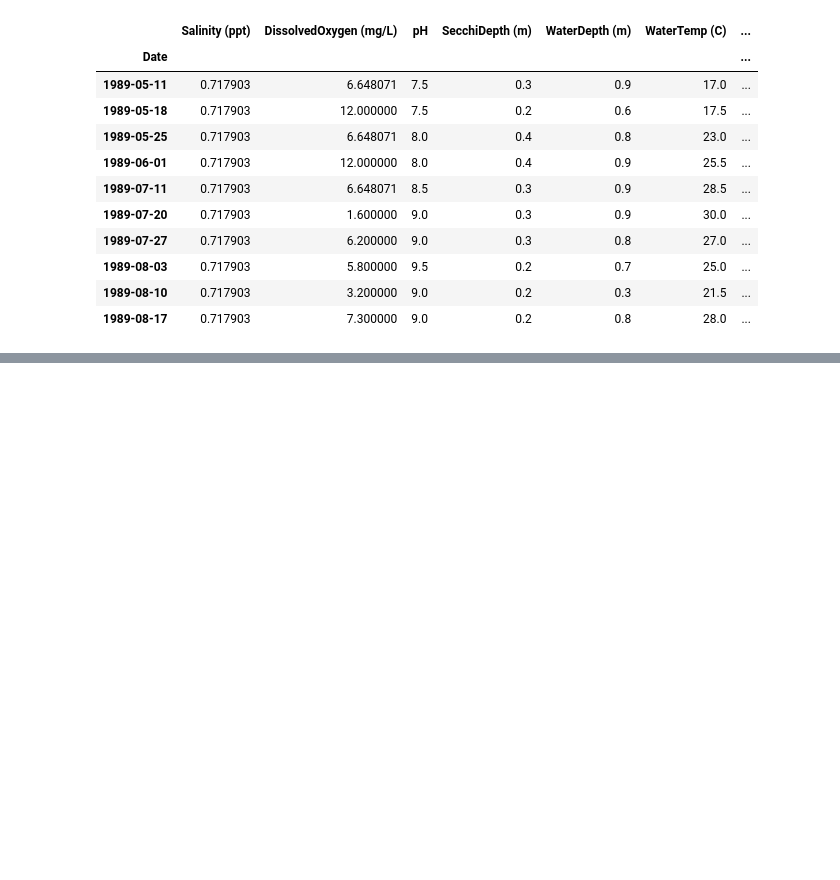
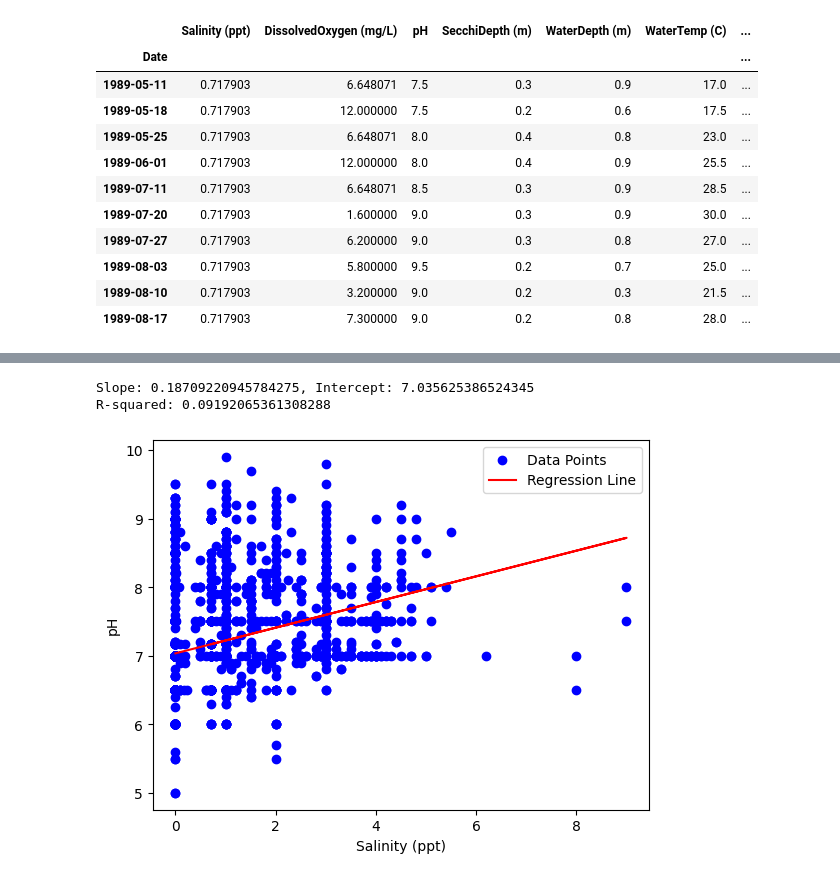
Before and after one commit to ch-1221-777/WaterQuality_EDA, a Jupyter notebook: waterquality-eda.ipynb, the cells around one changed output, grey strips where cells are left out. Saved outputs shown, nothing was run; the diff lists cells and outputs as text; code cells hidden in the pictures; blank space fills up the shorter version.

```diff
--- a/waterquality-eda.ipynb
+++ b/waterquality-eda.ipynb
@@ -313,0 +409,46 @@ pH                            0.283388                0.045207  1.000000
+# %%
+low_ph_threshold = 5
+
+# Filter the DataFrame to exclude rows where pH is below the threshold
+df_filtered_pH = df[df['pH'] >= low_ph_threshold]
+
+conditions = (
+    ~((df_filtered_pH['AirTemp (C)'] < 0) & (df_filtered_pH['WaterTemp (C)'] > 10)) &  # Low air, high water
+    ~((df_filtered_pH['AirTemp (C)'] > 30) & (df_filtered_pH['WaterTemp (C)'] < 5))    # High air, low water
+)
+
+# Filter DataFrame to keep only rows that meet these physical conditions
+df_filtered = df_filtered_pH[conditions]
+# %%
+X = df_filtered[['Salinity (ppt)']]
+Y = df_filtered['pH']
+
+# 1. Create and fit the linear regression model
+#    Fit model using a training set (subset of the data)
+model = LinearRegression()
+model.fit(X, Y)
+
+# 2. Make predictions
+Y_pred = model.predict(X)
+
+# 3. Get the slope and intercept of the linear regression line
+slope = model.coef_[0]
+intercept = model.intercept_
+print(f"Slope: {slope}, Intercept: {intercept}")
+
+# 4. Calculate the R-squared value
+r_squared = model.score(X, Y)
+print(f"R-squared: {r_squared}")
+
+# 5. Plot the data points and the regression line
+plt.scatter(X, Y, color='blue', label='Data Points')
+plt.plot(X, Y_pred, color='red', label='Regression Line')
+plt.xlabel('Salinity (ppt)')
+plt.ylabel('pH')
+#plt.title('Linear Regression with sklearn')
+plt.legend()
+plt.show()
+# %% [output]
+Slope: 0.18709220945784275, Intercept: 7.035625386524345
+R-squared: 0.09192065361308288
+[figure, added]
```
Also changed, not shown: parts of 40 cells of this notebook.
